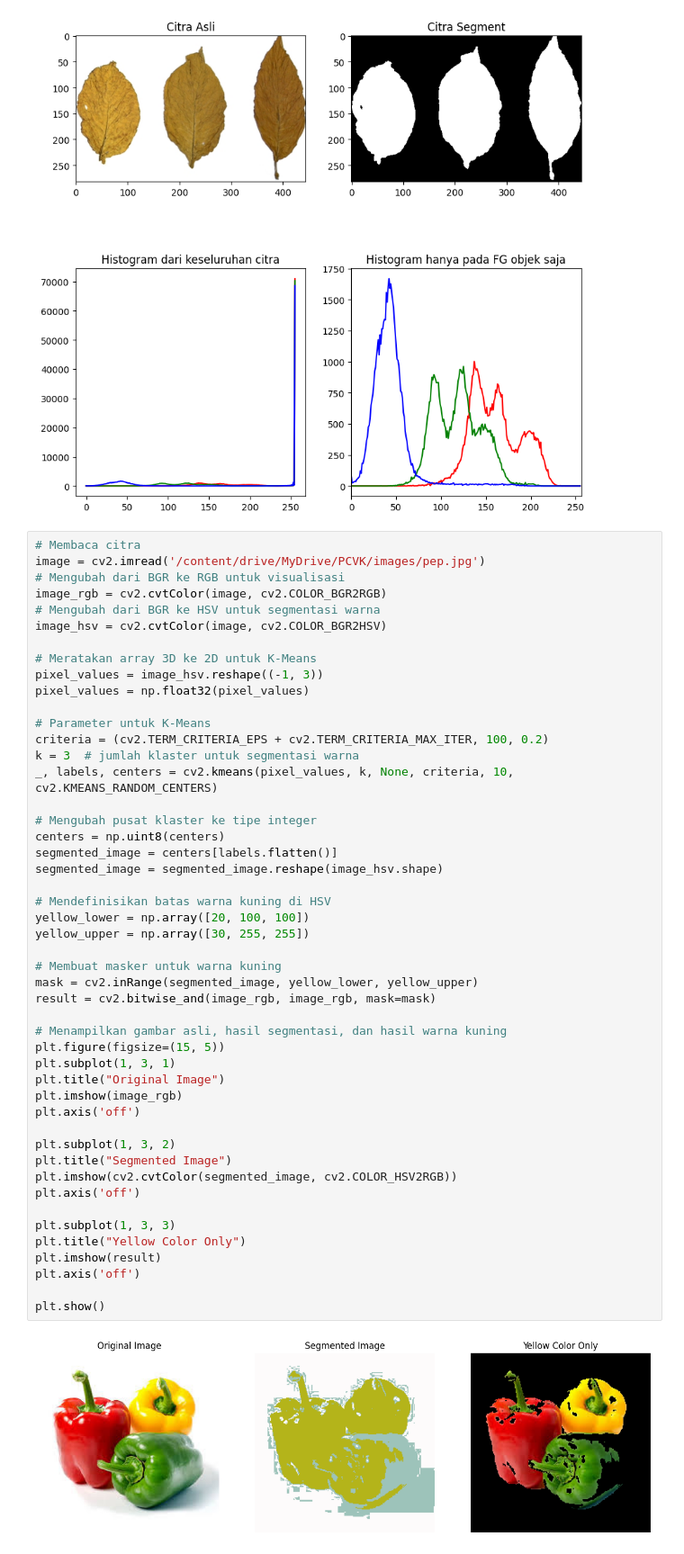
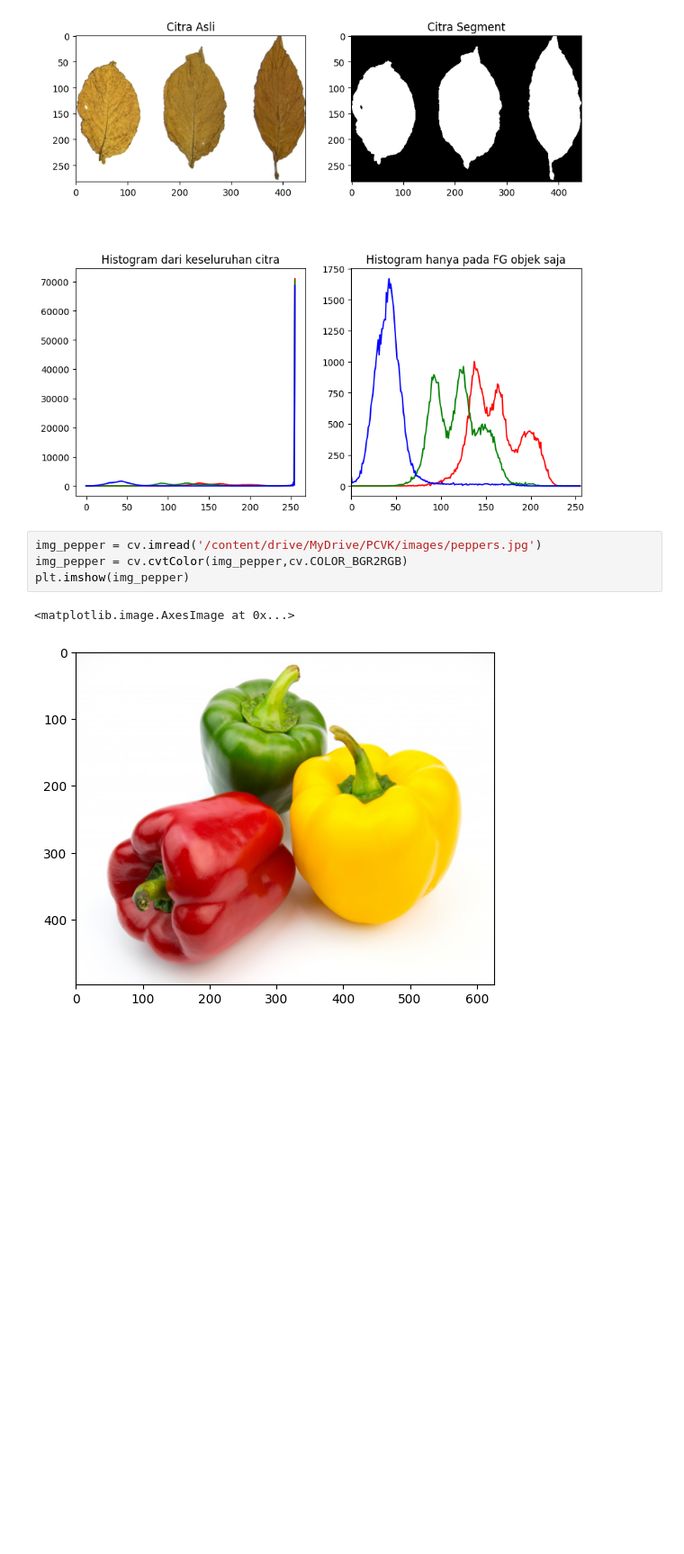
Before and after one commit to filladani/PCVK_2024, a Jupyter notebook: week10.ipynb, the cells around one changed output. Shown at 90% size. Saved outputs shown, nothing was run; the diff lists cells and outputs as text; blank space fills up the shorter version.

```diff
--- a/week10.ipynb
+++ b/week10.ipynb
@@ -112,53 +112,10 @@ for i,col in enumerate(color):
 plt.show()
 # %% [output]
 [figure]
-# %%
-# Membaca citra
-image = cv2.imread('/content/drive/MyDrive/PCVK/images/pep.jpg')
-# Mengubah dari BGR ke RGB untuk visualisasi
-image_rgb = cv2.cvtColor(image, cv2.COLOR_BGR2RGB)
-# Mengubah dari BGR ke HSV untuk segmentasi warna
-image_hsv = cv2.cvtColor(image, cv2.COLOR_BGR2HSV)
-
-# Meratakan array 3D ke 2D untuk K-Means
-pixel_values = image_hsv.reshape((-1, 3))
-pixel_values = np.float32(pixel_values)
-
-# Parameter untuk K-Means
-criteria = (cv2.TERM_CRITERIA_EPS + cv2.TERM_CRITERIA_MAX_ITER, 100, 0.2)
-k = 3  # jumlah klaster untuk segmentasi warna
-_, labels, centers = cv2.kmeans(pixel_values, k, None, criteria, 10, cv2.KMEANS_RANDOM_CENTERS)
-
-# Mengubah pusat klaster ke tipe integer
-centers = np.uint8(centers)
-segmented_image = centers[labels.flatten()]
-segmented_image = segmented_image.reshape(image_hsv.shape)
-
-# Mendefinisikan batas warna kuning di HSV
-yellow_lower = np.array([20, 100, 100])
-yellow_upper = np.array([30, 255, 255])
-
-# Membuat masker untuk warna kuning
-mask = cv2.inRange(segmented_image, yellow_lower, yellow_upper)
-result = cv2.bitwise_and(image_rgb, image_rgb, mask=mask)
-
-# Menampilkan gambar asli, hasil segmentasi, dan hasil warna kuning
-plt.figure(figsize=(15, 5))
-plt.subplot(1, 3, 1)
-plt.title("Original Image")
-plt.imshow(image_rgb)
-plt.axis('off')
-
-plt.subplot(1, 3, 2)
-plt.title("Segmented Image")
-plt.imshow(cv2.cvtColor(segmented_image, cv2.COLOR_HSV2RGB))
-plt.axis('off')
-
-plt.subplot(1, 3, 3)
-plt.title("Yellow Color Only")
-plt.imshow(result)
-plt.axis('off')
-
-plt.show()
-# %% [output]
-[figure, removed]
+# %%
+img_pepper = cv.imread('/content/drive/MyDrive/PCVK/images/peppers.jpg')
+img_pepper = cv.cvtColor(img_pepper,cv.COLOR_BGR2RGB)
+plt.imshow(img_pepper)
+# %% [output]
+<matplotlib.image.AxesImage at 0x...>
+[figure, added]
```
Also changed, not shown: parts of 3 cells of this notebook.
